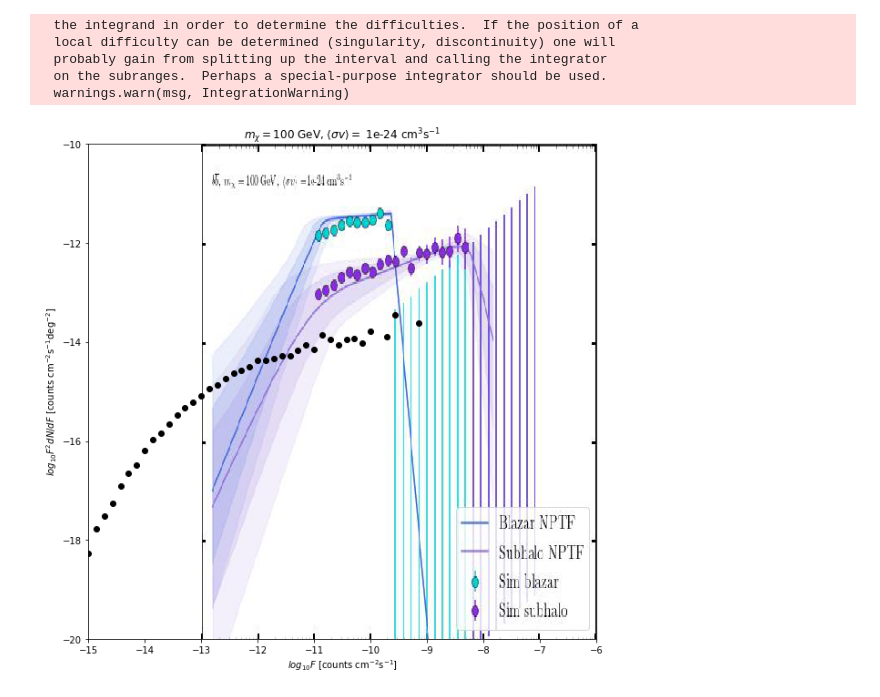
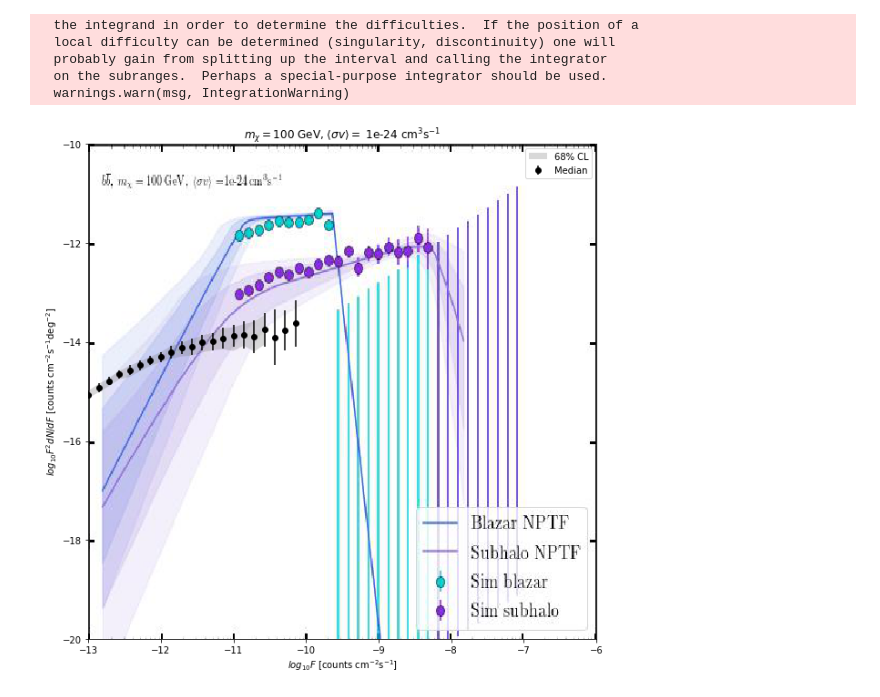
Before and after one commit to jeansom/Subhalos, a Jupyter notebook: SubhaloWAstropy.ipynb, the cells around one changed output. Saved outputs shown, nothing was run; the diff lists cells and outputs as text; code cells hidden in the pictures.

```diff
--- a/SubhaloWAstropy.ipynb
+++ b/SubhaloWAstropy.ipynb
@@ -120,15 +123,14 @@ PPnoxsec_arr = PPnoxsec_arr
 # %%
 # Integration part of J-Factor
 def J_int(M200, r):
-    r200 = ( 3 * M200 / (4 * np.pi * 200. * constants.rho_c) )**(1./3.) # Units [kpc]
-    rs = r200/c200_S( M200, r ) # Units [kpc]
-    rho_0 = M200 / ( 4 * np.pi * rs**3 * (np.log( (rs + r200) / rs) - r200/(rs+r200))) # Units [1e10 M_sun / (kpc)^3]
-    return 4 * np.pi * rho_0**2 * rs**6 / 3. * ( rs**(-3) - (r200 + rs)**(-3) )
+    r200 = ( 3 * M200 / (4 * np.pi * 200 * constants.rho_c) )**(1./3.) # Units [kpc]
+    c = c200_S(M200, r)
+    return M200**2 * c**3/(12*np.pi*r200**3)*(1-(1+c)**(-3))*(np.log(1+c)-c/(1+c))**(-2)
 # %%
 # Creating a mock dataset, calculating F for all subhalos
 def get_fluxes():
     mass_arr = np.array(( m_arr[0]**(-.9) - (m_arr[0]**(-.9) - m_arr[-1]**(-.9))*np.random.rand(N_subs))**(-1/.9)) # Subhalo masses
-    rval_arr = np.array(interp_N[np.random.randint(1, N_subs, N_subs)]) # Subhalo radii
+    rval_arr = np.array(interp_N[np.random.randint(0, N_subs, N_subs)]) # Subhalo radii
     theta_arr = (np.arccos(2*np.random.rand(N_subs)-1)) # Subhalo theta, galactocentric coordinates
     phi_arr = (2*np.pi*np.random.rand(N_subs)) # Subhalo phi, galactocentric coordinates
 
@@ -136,14 +138,13 @@ def get_fluxes():
                                   y=rval_arr*np.sin(phi_arr)*np.sin(theta_arr) * u.kpc,
                                   z=rval_arr*np.cos(theta_arr) * u.kpc,
                                   galcen_distance=constants.r0*u.kpc)).transform_to(coord.Galactic) # Convert to galactic coordinates
-
     dA_vals = coords.distance.value # Halo-Earth distances
     b_vals = np.radians(coords.b.value) # Subhalo b values
     l_vals = np.radians(coords.l.value) # Subhalo l values
     pixels = hp.ang2pix(nside, np.pi/2.-b_vals, l_vals) # Subhalo pixel numbers
 
     # Calculate J-factors, convert to correct units
-    subhalos_J = J_int(mass_arr, rval_arr)/(dA_vals)**2
+    subhalos_J = J_int(mass_arr, rval_arr)/(np.array(dA_vals))**2
     subhalos_J = np.array(subhalos_J) / (units.GeV**2/units.Centimeter**5) * (1e10*units.M_s)**2 * (units.kpc)**(-5)
 
     J_hist = np.histogram(np.log10(subhalos_J), bins=100)
@@ -159,28 +160,44 @@ for trial in range(trials):
 # %%
 bins = np.logspace(-15, -6, 8*8)
 
-min_flux_ind = np.argmin(np.abs(bins - min_flux))
-min_flux_ind = 0 #TEMPORARY
+min_flux_ind = np.argmin(np.abs(bins - 0))#min_flux))
 
 bins = bins[min_flux_ind:]
-F_arr2 = np.array(F_arr)[:,min_flux_ind:]
-F_ave = np.mean(F_arr2, axis=0)
+F_arr2 = (np.array(F_arr)[:,min_flux_ind:]).astype(np.float64)
+for i in range(len(F_arr2)):
+    np.place(F_arr2[i], F_arr2[i]==0, 1e-50)
+F_ave = np.median(F_arr2, axis=0)
 dF = np.diff(bins)
 dN = np.array(F_ave)/(4*np.pi*(180/np.pi)**2)*len(mask)/(len(mask[mask]))
+dN_0 = dN.copy()
+np.place(dN_0, dN_0 < 1./(4*np.pi*(180/np.pi)**2)*len(mask)/(len(mask[mask])), 0.)
 F = np.array(bins)[:-1]
+# %%
+err_dn = F**2*dN/dF - chi2.ppf(.32/2, 2*F_ave)/2. * F**2/dF /(4*np.pi*(180/np.pi)**2)*len(mask)/(len(mask[mask]))
+err_up = chi2.ppf(1-.32/2, 2*(1+F_ave))/2. * F**2/dF /(4*np.pi*(180/np.pi)**2)*len(mask)/(len(mask[mask])) - F**2*dN/dF
+
+err_std_up = np.std(F_arr2, axis=0)* F**2/dF /(4*np.pi*(180/np.pi)**2)*len(mask)/(len(mask[mask]))
+err_std_dn = np.std(F_arr2, axis=0)* F**2/dF /(4*np.pi*(180/np.pi)**2)*len(mask)/(len(mask[mask]))
+for iF, Fv in enumerate(F_ave):
+    if trials == 1 or Fv < 1:
+        err_std_up[iF] = err_up[iF]
+        err_std_dn[iF] = err_dn[iF]
+err = np.array([np.nan_to_num(err_std_dn), np.nan_to_num(err_std_up)])
 # %%
 plt.figure(figsize=(10,10))
 img = plt.imread("1e-24im.jpg")
 plt.imshow(img, extent=[-13,-6,-20,-10], aspect='auto')
-
-plt.errorbar(myLog(F), myLog(F**2 * dN/dF), np.zeros(len(F)), fmt='o', c="black")
-
+plt.errorbar(myLog(F), myLog(F**2 * dN_0/dF), yerr = 1/np.log(10) * err/(F**2 * dN/dF), fmt='o', c="black", zorder=10, label="Median")
+upper_68 = myLog(np.percentile(F_arr, axis=0, q=16)* F**2/dF /(4*np.pi*(180/np.pi)**2)*len(mask)/(len(mask[mask])))
+lower_68 = myLog(np.percentile(F_arr, axis=0, q=84)* F**2/dF /(4*np.pi*(180/np.pi)**2)*len(mask)/(len(mask[mask])))
+plt.fill_between(myLog(F[upper_68<-12]), lower_68[upper_68<-12], upper_68[upper_68<-12], facecolor='grey', alpha=0.3, label="68% CL")
 plt.ylim(-20, -10)
-plt.xlim(-15, -6)
+plt.xlim(-13, -6)
 plt.title("$m_{\chi} = 100$ GeV, $\\langle \sigma v \\rangle =$ "+str(xsec)+" cm$^3$s$^{-1}$")
 plt.ylabel("$log_{10} F^2dN/dF$ [counts cm$^{-2}$s$^{-1}$deg$^{-2}$]")
 plt.xlabel("$log_{10} F$ [counts cm$^{-2}$s$^{-1}$]")
+plt.legend()
 plt.show()
 plt.close()
 # %% [output]
-[figure, old version]
+[figure, new version]
```
Also changed, not shown: parts of 7 cells of this notebook, 1 other file.
